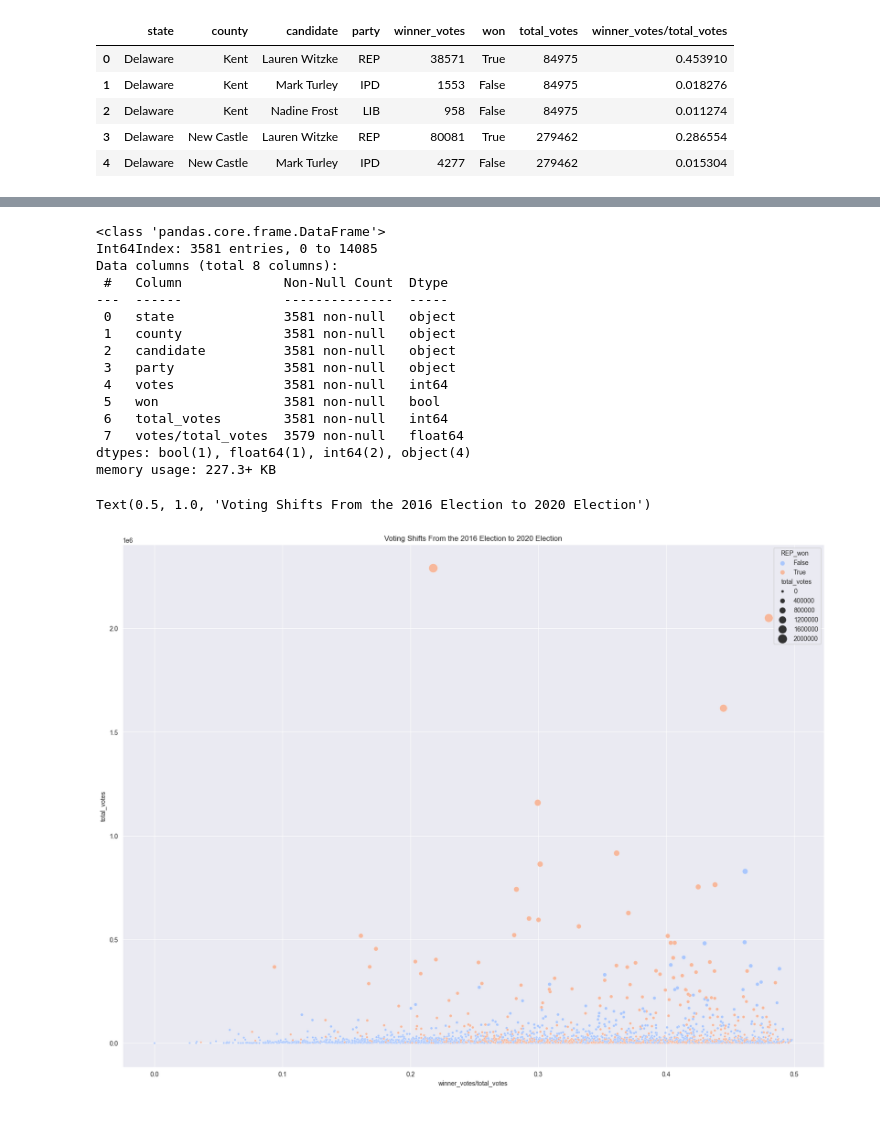
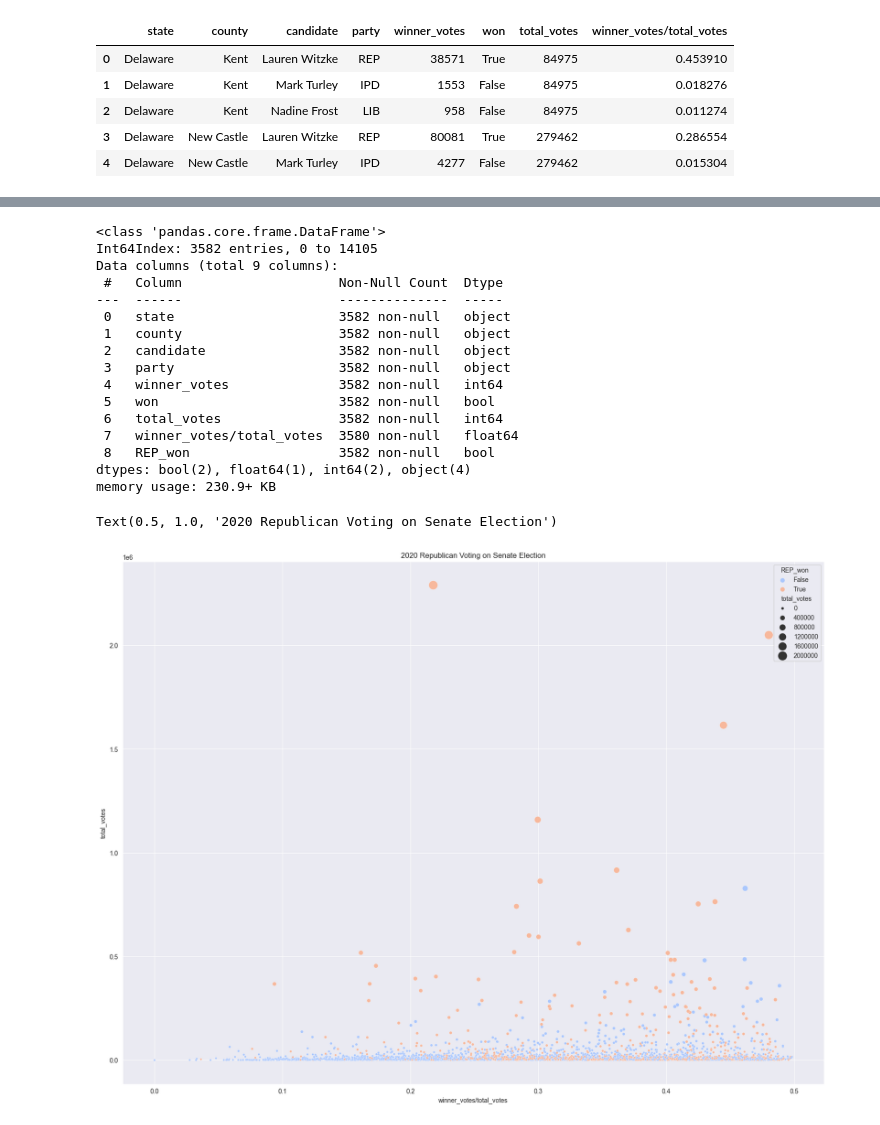
Before and after one commit to AllysonCui/ECO225, a Jupyter notebook: Code/Project 1/scc_majoritarian.ipynb, the cells around one changed output, grey strips where cells are left out. Saved outputs shown, nothing was run; the diff lists cells and outputs as text; code cells hidden in the pictures.

```diff
--- a/Code/Project 1/scc_majoritarian.ipynb
+++ b/Code/Project 1/scc_majoritarian.ipynb
@@ -14,13 +27,13 @@ df.head()
 # %%
 #change column 'total_votes' to 'votes', add columns named 'won' 'total_votes' and 'votes/total_votes'
 df1 = df.copy()
-result = [False]*14125
+result = [False]*len(df)
 county = df_sc['county']
 current_votes = df_sc['current_votes']
 total_votes = []
 i = 0
 for index, row in df1.iterrows():
-    if row['county'] == county.iloc[i] and i < 3581:
+    if  i < len(df_sc) and row['county'] == county.iloc[i]:
         result[index] = True
         i += 1
     total_votes.append(current_votes.iloc[i-1])
@@ -40,8 +55,8 @@ df1.head()
 # %%
 df_winner = df1.copy()
-df_winner.drop(df1[df1['won'] == False].index, inplace = True)
+df_winner.drop(df_winner[df_winner['won'] == False].index, inplace = True)
 df_winner['REP_won'] = df_winner['party'] == 'REP'
-df_winner.head()
+df_winner.info()
 # %% [output]
 |  | state | county | candidate | party | winner_votes | won | total_votes | winner_votes/total_votes | ... |
 | 0 | Delaware | Kent | Lauren Witzke | REP | 38571 | True | 84975 | 0.453910 | ... |
@@ -60,24 +68,25 @@ df_winner.head()
 df_winner.info()
 # %% [output]
 <class 'pandas.core.frame.DataFrame'>
-Int64Index: 3581 entries, 0 to 14085
-Data columns (total 8 columns):
- #   Column             Non-Null Count  Dtype
----  ------             --------------  -----
- 0   state              3581 non-null   object
- 1   county             3581 non-null   object
- 2   candidate          3581 non-null   object
- 3   party              3581 non-null   object
- 4   votes              3581 non-null   int64
- 5   won                3581 non-null   bool
- 6   total_votes        3581 non-null   int64
- 7   votes/total_votes  3579 non-null   float64
-dtypes: bool(1), float64(1), int64(2), object(4)
-memory usage: 227.3+ KB
+Int64Index: 3582 entries, 0 to 14105
+Data columns (total 9 columns):
+ #   Column                    Non-Null Count  Dtype
+---  ------                    --------------  -----
+ 0   state                     3582 non-null   object
+ 1   county                    3582 non-null   object
+ 2   candidate                 3582 non-null   object
+ 3   party                     3582 non-null   object
+ 4   winner_votes              3582 non-null   int64
+ 5   won                       3582 non-null   bool
+ 6   total_votes               3582 non-null   int64
+ 7   winner_votes/total_votes  3580 non-null   float64
+ 8   REP_won                   3582 non-null   bool
+dtypes: bool(2), float64(1), int64(2), object(4)
+memory usage: 230.9+ KB
 # %%
 plt.figure(figsize = (20,15))
 sns.scatterplot(data = df_winner, x = "winner_votes/total_votes", y = "total_votes", hue = "REP_won", size = "total_votes", palette = "coolwarm", sizes=(10,200))
-plt.title("Voting Shifts From the 2016 Election to 2020 Election")
+plt.title("2020 Republican Voting on Senate Election")
 # %% [output]
-Text(0.5, 1.0, 'Voting Shifts From the 2016 Election to 2020 Election')
+Text(0.5, 1.0, '2020 Republican Voting on Senate Election')
-[figure, old version]
+[figure, new version]
```
Also changed, not shown: parts of 3 cells of this notebook, 7 other files.
